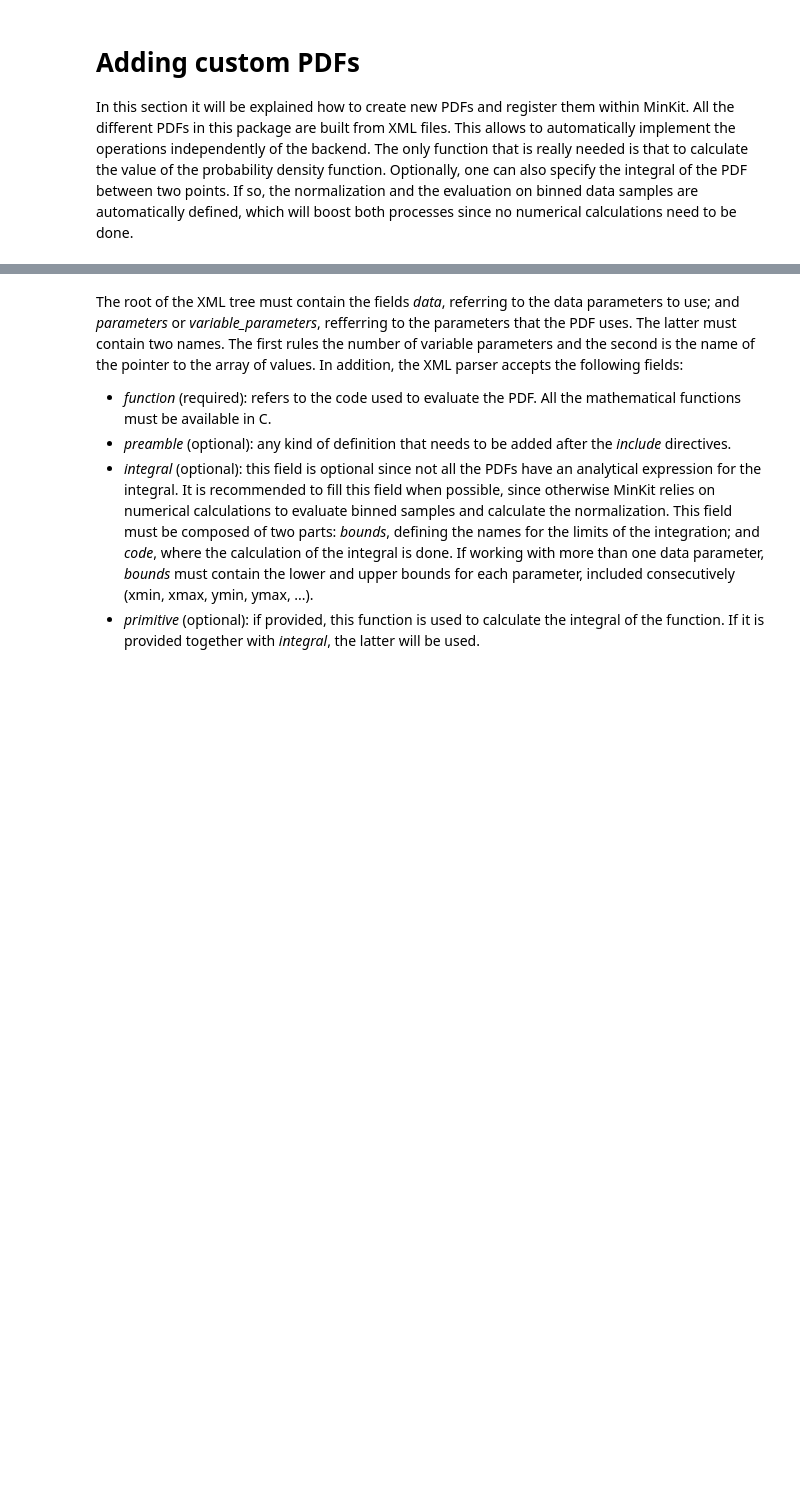
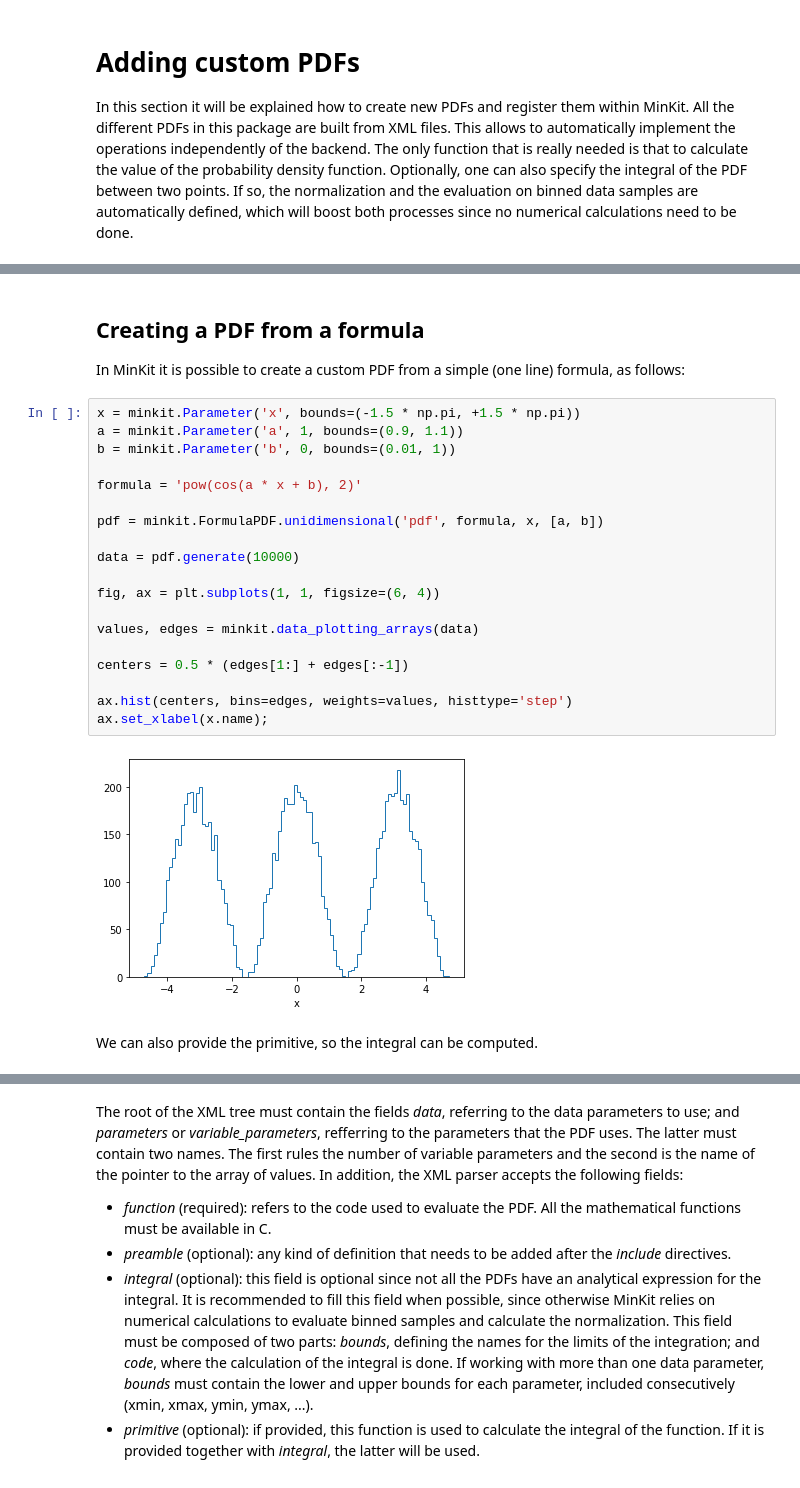
Before and after one commit to mramospe/minkit, a Jupyter notebook: docs/source/notebooks/extension.ipynb, the cells around one changed output, grey strips where cells are left out. Saved outputs shown, nothing was run; the diff lists cells and outputs as text; blank space fills up the shorter version.

```diff
--- a/docs/source/notebooks/extension.ipynb
+++ b/docs/source/notebooks/extension.ipynb
@@ -8,0 +16,26 @@ If so, the normalization and the evaluation on binned data samples are automatic
+# %% [markdown]
+## Creating a PDF from a formula
+In MinKit it is possible to create a custom PDF from a simple (one line) formula, as follows:
+# %%
+x = minkit.Parameter('x', bounds=(-1.5 * np.pi, +1.5 * np.pi))
+a = minkit.Parameter('a', 1, bounds=(0.9, 1.1))
+b = minkit.Parameter('b', 0, bounds=(0.01, 1))
+
+formula = 'pow(cos(a * x + b), 2)'
+
+pdf = minkit.FormulaPDF.unidimensional('pdf', formula, x, [a, b])
+
+data = pdf.generate(10000)
+
+fig, ax = plt.subplots(1, 1, figsize=(6, 4))
+
+values, edges = minkit.data_plotting_arrays(data)
+
+centers = 0.5 * (edges[1:] + edges[:-1])
+
+ax.hist(centers, bins=edges, weights=values, histtype='step')
+ax.set_xlabel(x.name);
+# %% [output]
+[figure, added]
+# %% [markdown]
+We can also provide the primitive, so the integral can be computed.
```
Also changed, not shown: parts of 8 cells of this notebook.
